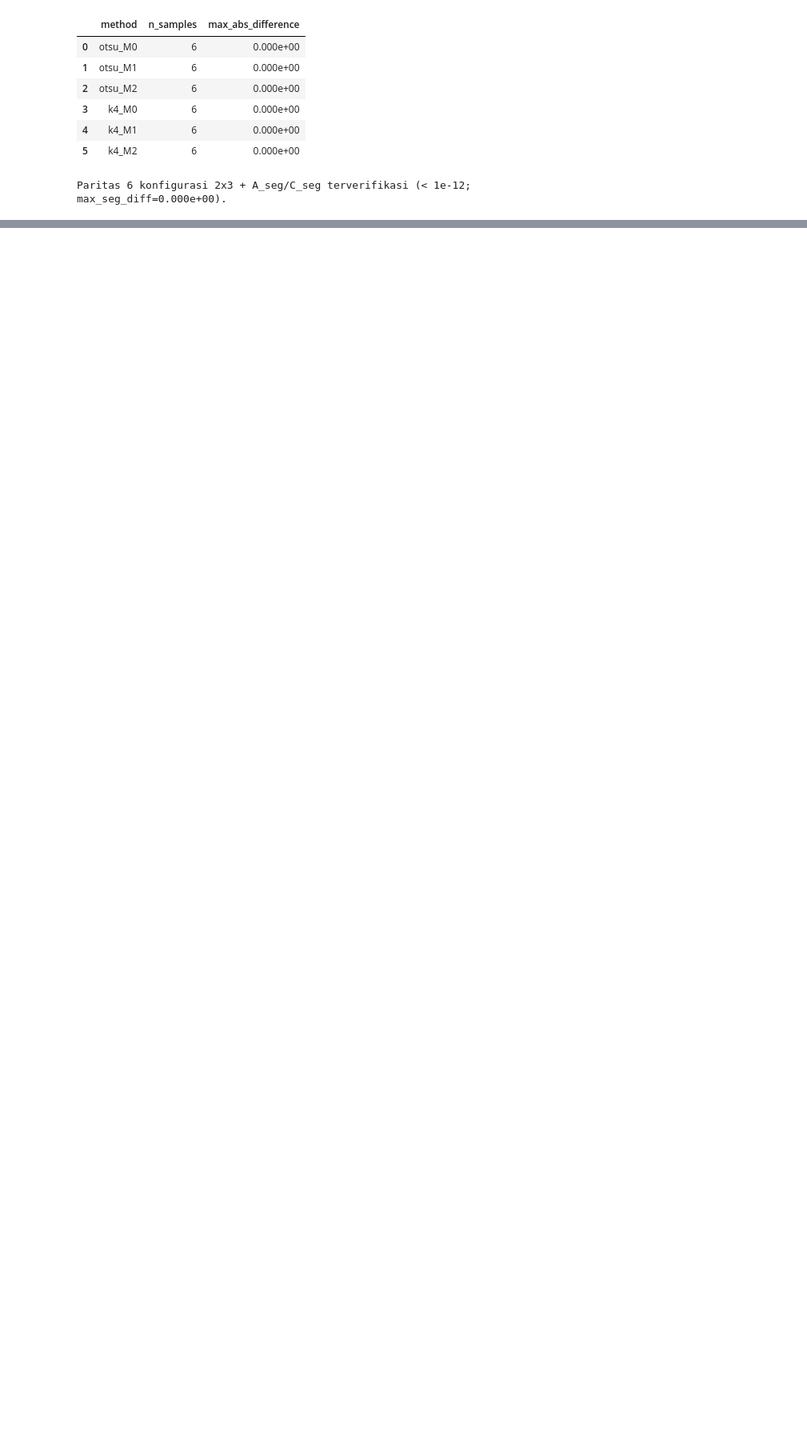
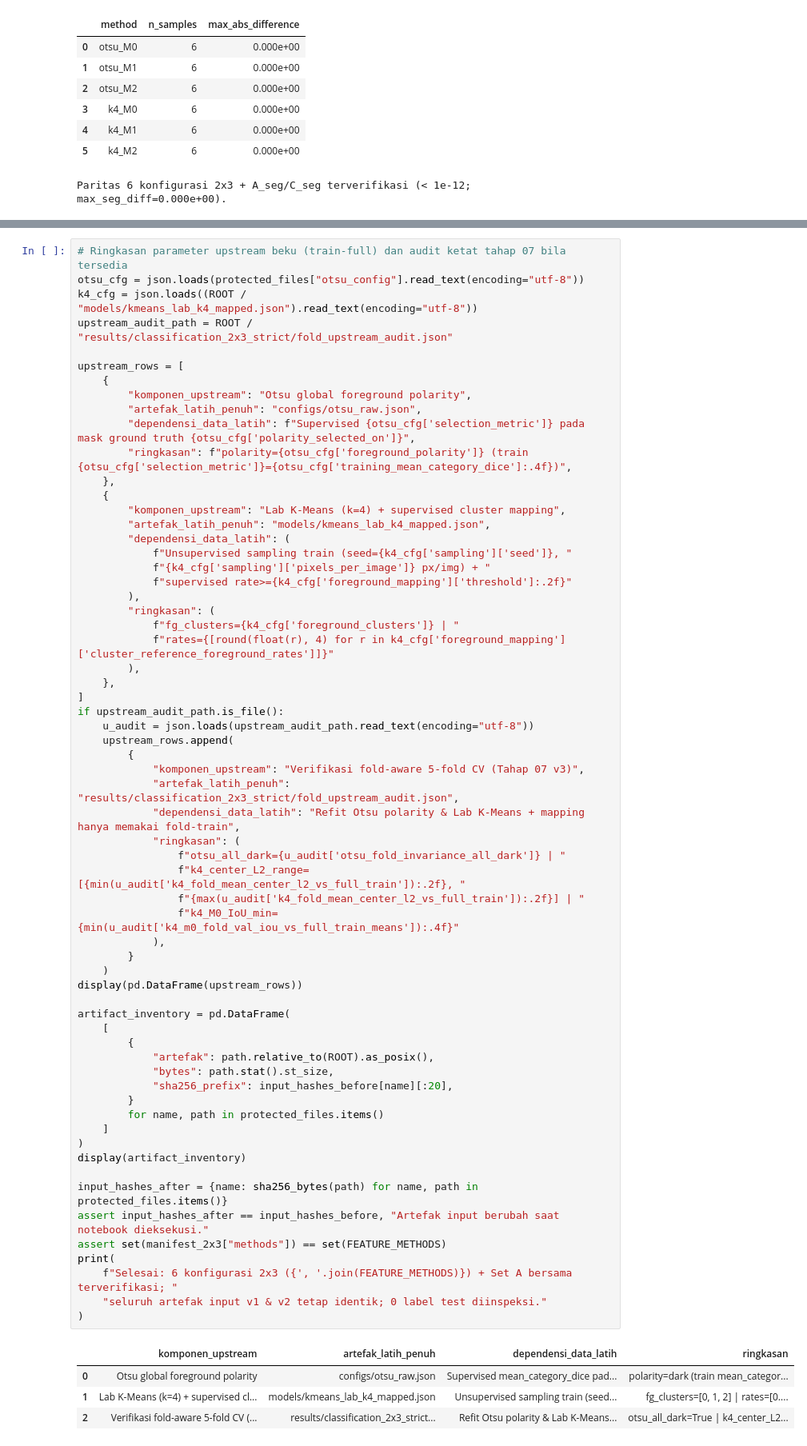
Before and after one commit to savitar393/ebhi-dip, a Jupyter notebook: notebooks/06_feature_extraction.ipynb, the cells around one changed output, grey strips where cells are left out. Shown at 80% size. Cells and saved outputs as stored; diff of their text form; blank space fills up the shorter version.

Commit message:
k4_m1 otsu_m1 classification

```diff
--- a/notebooks/06_feature_extraction.ipynb
+++ b/notebooks/06_feature_extraction.ipynb
@@ -855,0 +818,68 @@ Selesai: 6 konfigurasi 2x3 (otsu_M0, otsu_M1, otsu_M2, k4_M0, k4_M1, k4_M2) + Se
+# %%
+# Ringkasan parameter upstream beku (train-full) dan audit ketat tahap 07 bila tersedia
+otsu_cfg = json.loads(protected_files["otsu_config"].read_text(encoding="utf-8"))
+k4_cfg = json.loads((ROOT / "models/kmeans_lab_k4_mapped.json").read_text(encoding="utf-8"))
+upstream_audit_path = ROOT / "results/classification_2x3_strict/fold_upstream_audit.json"
+
+upstream_rows = [
+    {
+        "komponen_upstream": "Otsu global foreground polarity",
+        "artefak_latih_penuh": "configs/otsu_raw.json",
+        "dependensi_data_latih": f"Supervised {otsu_cfg['selection_metric']} pada mask ground truth {otsu_cfg['polarity_selected_on']}",
+        "ringkasan": f"polarity={otsu_cfg['foreground_polarity']} (train {otsu_cfg['selection_metric']}={otsu_cfg['training_mean_category_dice']:.4f})",
+    },
+    {
+        "komponen_upstream": "Lab K-Means (k=4) + supervised cluster mapping",
+        "artefak_latih_penuh": "models/kmeans_lab_k4_mapped.json",
+        "dependensi_data_latih": (
+            f"Unsupervised sampling train (seed={k4_cfg['sampling']['seed']}, "
+            f"{k4_cfg['sampling']['pixels_per_image']} px/img) + "
+            f"supervised rate>={k4_cfg['foreground_mapping']['threshold']:.2f}"
+        ),
+        "ringkasan": (
+            f"fg_clusters={k4_cfg['foreground_clusters']} | "
+            f"rates={[round(float(r), 4) for r in k4_cfg['foreground_mapping']['cluster_reference_foreground_rates']]}"
+        ),
+    },
+]
+if upstream_audit_path.is_file():
+    u_audit = json.loads(upstream_audit_path.read_text(encoding="utf-8"))
+    upstream_rows.append(
+        {
+            "komponen_upstream": "Verifikasi fold-aware 5-fold CV (Tahap 07 v3)",
+            "artefak_latih_penuh": "results/classification_2x3_strict/fold_upstream_audit.json",
+            "dependensi_data_latih": "Refit Otsu polarity & Lab K-Means + mapping hanya memakai fold-train",
+            "ringkasan": (
+                f"otsu_all_dark={u_audit['otsu_fold_invariance_all_dark']} | "
+                f"k4_center_L2_range=[{min(u_audit['k4_fold_mean_center_l2_vs_full_train']):.2f}, "
+                f"{max(u_audit['k4_fold_mean_center_l2_vs_full_train']):.2f}] | "
+                f"k4_M0_IoU_min={min(u_audit['k4_m0_fold_val_iou_vs_full_train_means']):.4f}"
+            ),
+        }
+    )
+display(pd.DataFrame(upstream_rows))
+
+artifact_inventory = pd.DataFrame(
+    [
+        {
+            "artefak": path.relative_to(ROOT).as_posix(),
+            "bytes": path.stat().st_size,
+            "sha256_prefix": input_hashes_before[name][:20],
+        }
+        for name, path in protected_files.items()
+    ]
+)
+display(artifact_inventory)
+
+input_hashes_after = {name: sha256_bytes(path) for name, path in protected_files.items()}
+assert input_hashes_after == input_hashes_before, "Artefak input berubah saat notebook dieksekusi."
+assert set(manifest_2x3["methods"]) == set(FEATURE_METHODS)
+print(
+    f"Selesai: 6 konfigurasi 2x3 ({', '.join(FEATURE_METHODS)}) + Set A bersama terverifikasi; "
+    "seluruh artefak input v1 & v2 tetap identik; 0 label test diinspeksi."
+)
+# %% [output]
+|  | komponen_upstream | artefak_latih_penuh | dependensi_data_latih | ringkasan |
+| 0 | Otsu global foreground polarity | configs/otsu_raw.json | Supervised mean_category_dice pad... | polarity=dark (train mean_categor... |
+| 1 | Lab K-Means (k=4) + supervised cl... | models/kmeans_lab_k4_mapped.json | Unsupervised sampling train (seed... | fg_clusters=[0, 1, 2] | rates=[0.... |
+| 2 | Verifikasi fold-aware 5-fold CV (... | results/classification_2x3_strict... | Refit Otsu polarity & Lab K-Means... | otsu_all_dark=True | k4_center_L2... |
```
Also changed, not shown: parts of 4 cells of this notebook, 32 other files.
